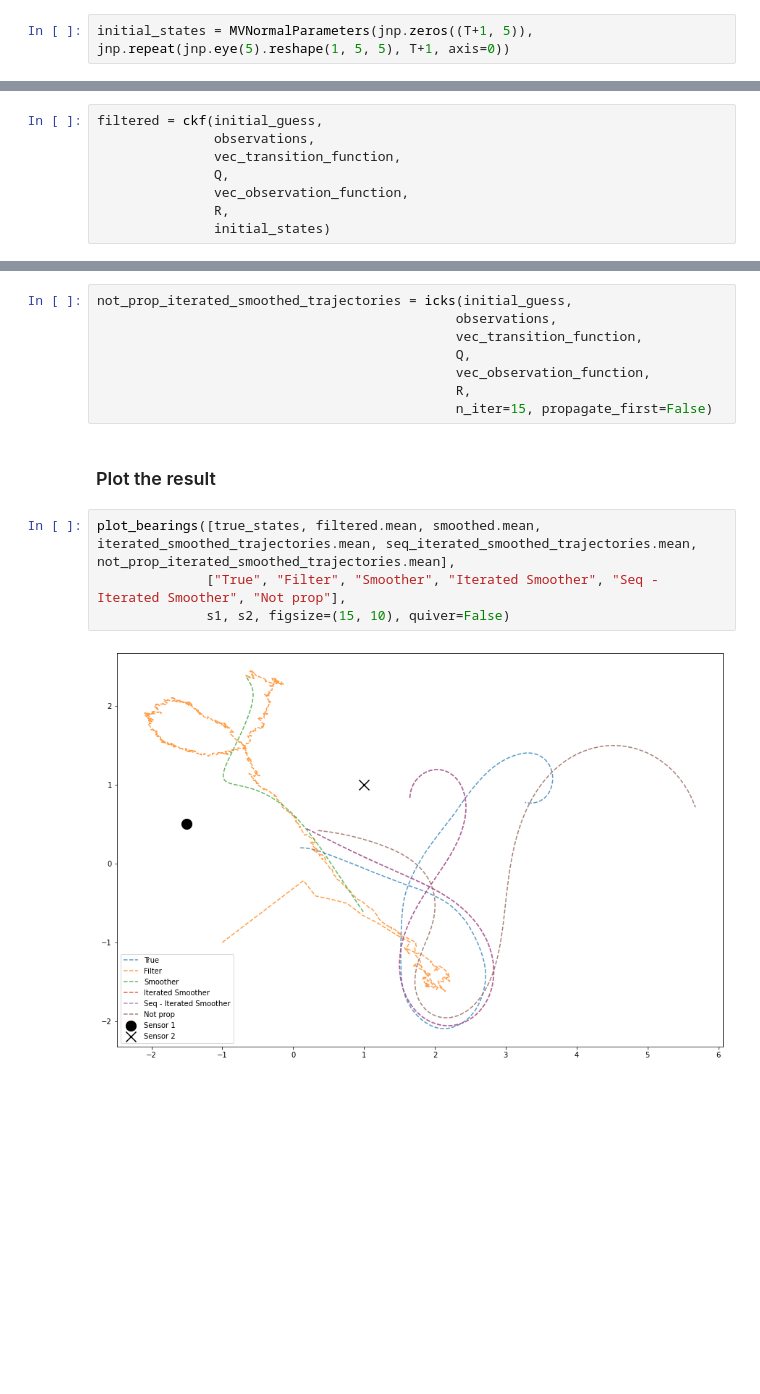
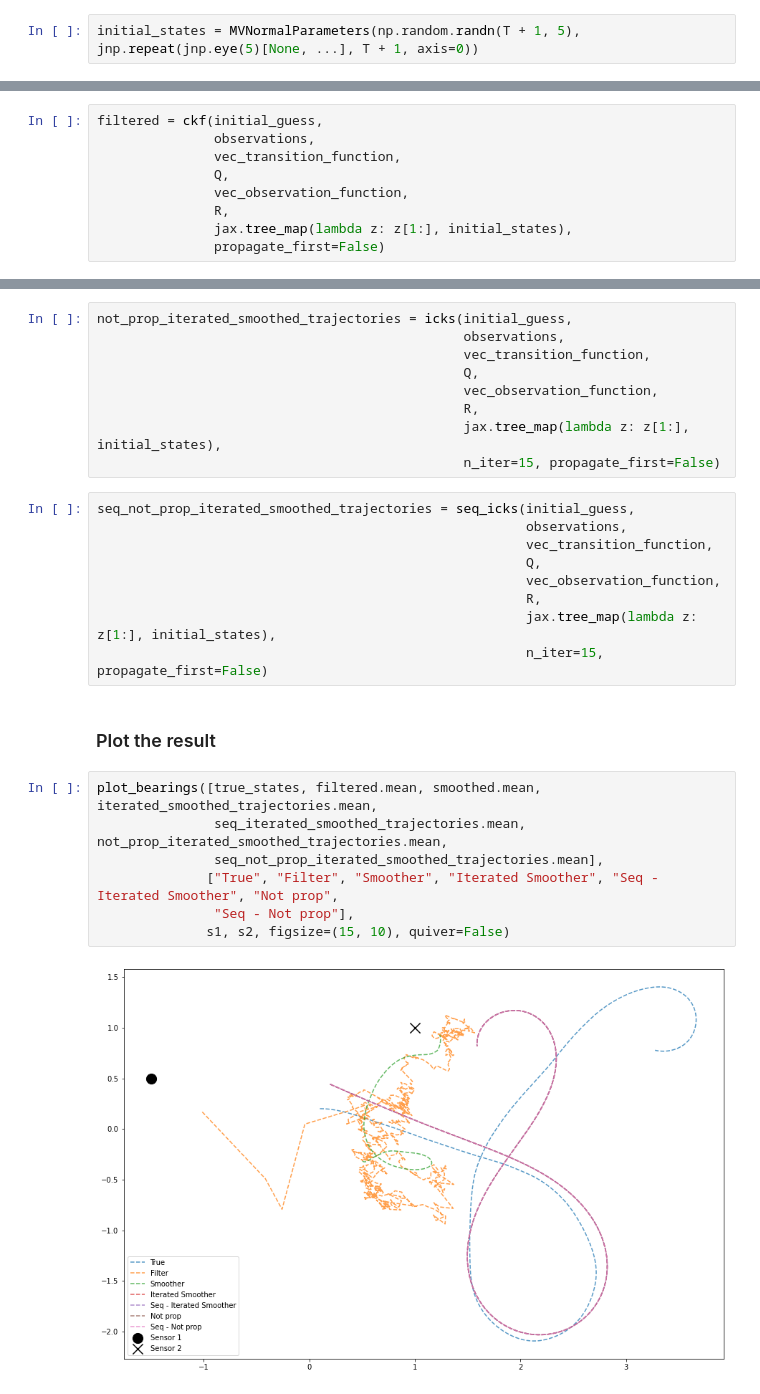
Before and after one commit to EEA-sensors/parallel-non-linear-gaussian-smoothers, a Jupyter notebook: notebooks/cubature_example.ipynb, the cells around one changed output, grey strips where cells are left out. Drawn from its saved outputs; the diff is of its cells as text; blank space fills up the shorter version.

```diff
--- a/notebooks/cubature_example.ipynb
+++ b/notebooks/cubature_example.ipynb
@@ -51,7 +51,7 @@ initial_guess = MVNormalParameters(m, P)
 # %% [markdown]
 Run the filter
 # %%
-initial_states = MVNormalParameters(jnp.zeros((T+1, 5)), jnp.repeat(jnp.eye(5).reshape(1, 5, 5), T+1, axis=0))
+initial_states = MVNormalParameters(np.random.randn(T + 1, 5), jnp.repeat(jnp.eye(5)[None, ...], T + 1, axis=0))
 # %%
 vec_transition_function = jnp.vectorize(transition_function, signature="(m)->(m)")
 vec_observation_function = jnp.vectorize(observation_function, signature="(m)->(d)")
@@ -62,6 +62,7 @@ filtered = ckf(initial_guess,
                Q,
                vec_observation_function,
                R,
-               initial_states)
+               jax.tree_map(lambda z: z[1:], initial_states),
+               propagate_first=False)
 # %%
 _, seq_filtered = seq_ckf(initial_guess,
@@ -109,17 +111,30 @@ seq_iterated_smoothed_trajectories = seq_icks(initial_guess,
                                               n_iter=15, propagate_first=True)
 # %%
 not_prop_iterated_smoothed_trajectories = icks(initial_guess,
-                                              observations,
-                                              vec_transition_function,
-                                              Q,
-                                              vec_observation_function,
-                                              R,
-                                              n_iter=15, propagate_first=False)
+                                               observations,
+                                               vec_transition_function,
+                                               Q,
+                                               vec_observation_function,
+                                               R,
+                                               jax.tree_map(lambda z: z[1:], initial_states),
+                                               n_iter=15, propagate_first=False)
+# %%
+seq_not_prop_iterated_smoothed_trajectories = seq_icks(initial_guess,
+                                                       observations,
+                                                       vec_transition_function,
+                                                       Q,
+                                                       vec_observation_function,
+                                                       R,
+                                                       jax.tree_map(lambda z: z[1:], initial_states),
+                                                       n_iter=15, propagate_first=False)
 # %% [markdown]
 ### Plot the result
 # %%
-plot_bearings([true_states, filtered.mean, smoothed.mean, iterated_smoothed_trajectories.mean, seq_iterated_smoothed_trajectories.mean, not_prop_iterated_smoothed_trajectories.mean],
-              ["True", "Filter", "Smoother", "Iterated Smoother", "Seq - Iterated Smoother", "Not prop"],
+plot_bearings([true_states, filtered.mean, smoothed.mean, iterated_smoothed_trajectories.mean,
+               seq_iterated_smoothed_trajectories.mean, not_prop_iterated_smoothed_trajectories.mean,
+               seq_not_prop_iterated_smoothed_trajectories.mean],
+              ["True", "Filter", "Smoother", "Iterated Smoother", "Seq - Iterated Smoother", "Not prop",
+               "Seq - Not prop"],
               s1, s2, figsize=(15, 10), quiver=False)
 # %% [output]
-[figure, old version]
+[figure, new version]
```
Also changed, not shown: parts of 9 cells of this notebook.
